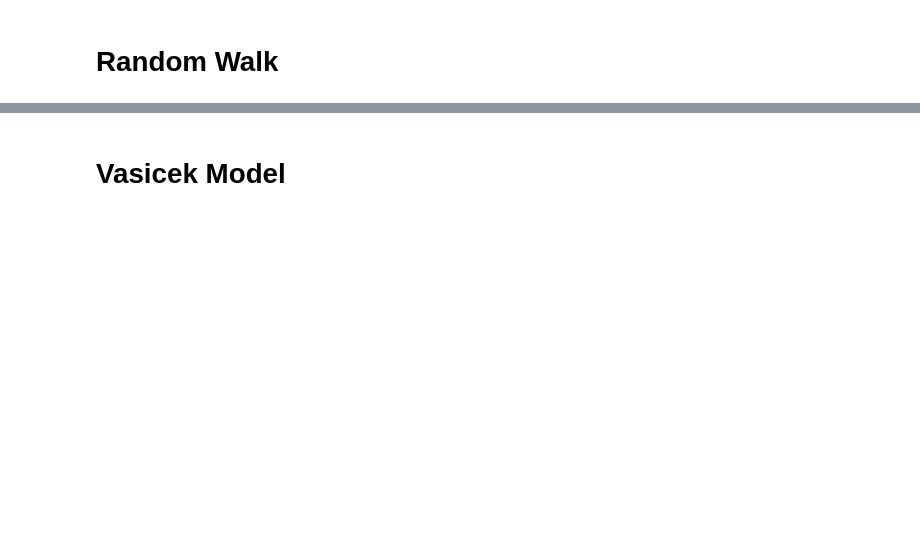
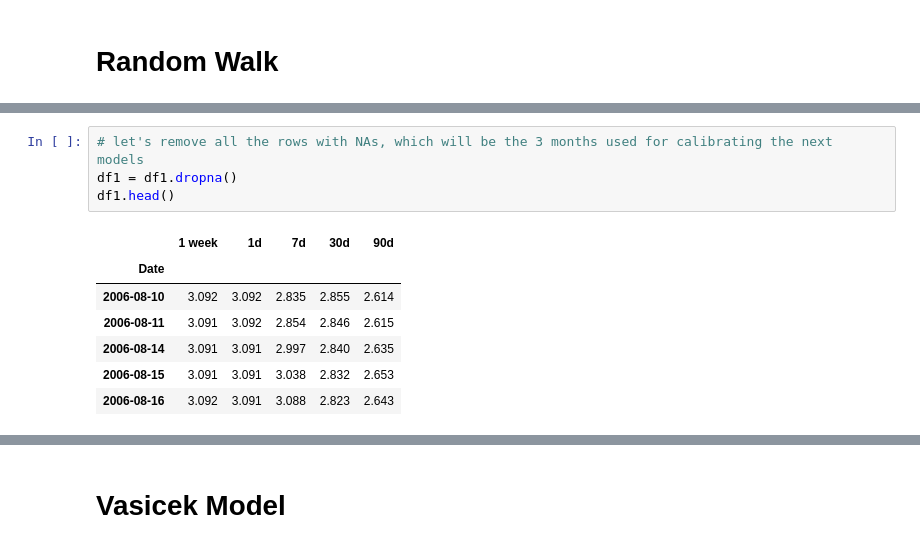
Before and after one commit to YuriAntonelli/Short-Rate-Forecasting, a Jupyter notebook: Codice/Tesi.ipynb, the cells around one changed output, grey strips where cells are left out. Cells and saved outputs as stored; diff of their text form; blank space fills up the shorter version.

```diff
--- a/Codice/Tesi.ipynb
+++ b/Codice/Tesi.ipynb
@@ -46,0 +103,12 @@ df.plot()
+# %%
+# let's remove all the rows with NAs, which will be the 3 months used for calibrating the next models
+df1 = df1.dropna()
+df1.head()
+# %% [output]
+|  | 1 week | 1d | 7d | 30d | 90d |
+| Date |  |  |  |  |  |
+| 2006-08-10 | 3.092 | 3.092 | 2.835 | 2.855 | 2.614 |
+| 2006-08-11 | 3.091 | 3.092 | 2.854 | 2.846 | 2.615 |
+| 2006-08-14 | 3.091 | 3.091 | 2.997 | 2.840 | 2.635 |
+| 2006-08-15 | 3.091 | 3.091 | 3.038 | 2.832 | 2.653 |
+| 2006-08-16 | 3.092 | 3.091 | 3.088 | 2.823 | 2.643 |
```
Also changed, not shown: parts of 16 cells of this notebook.
